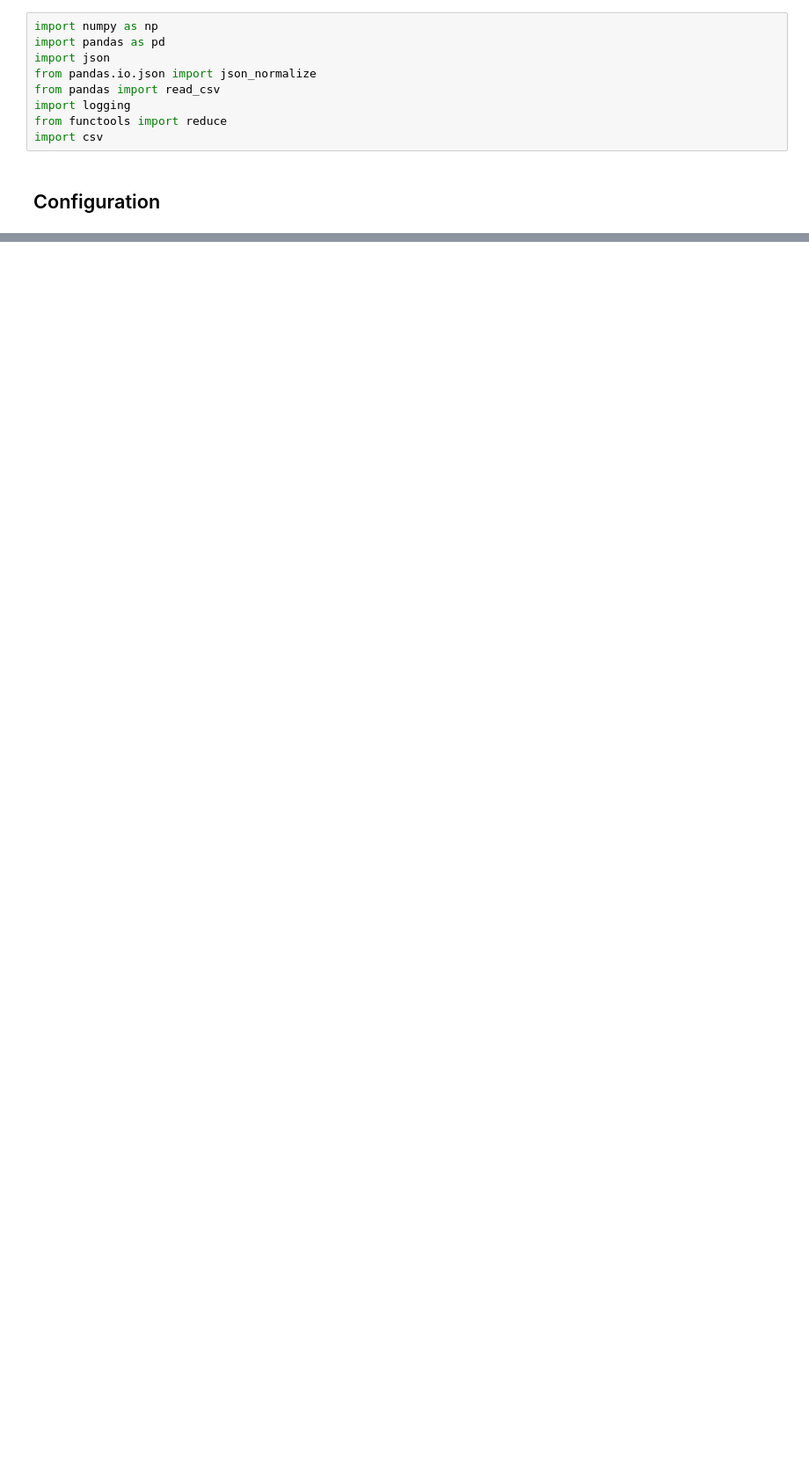
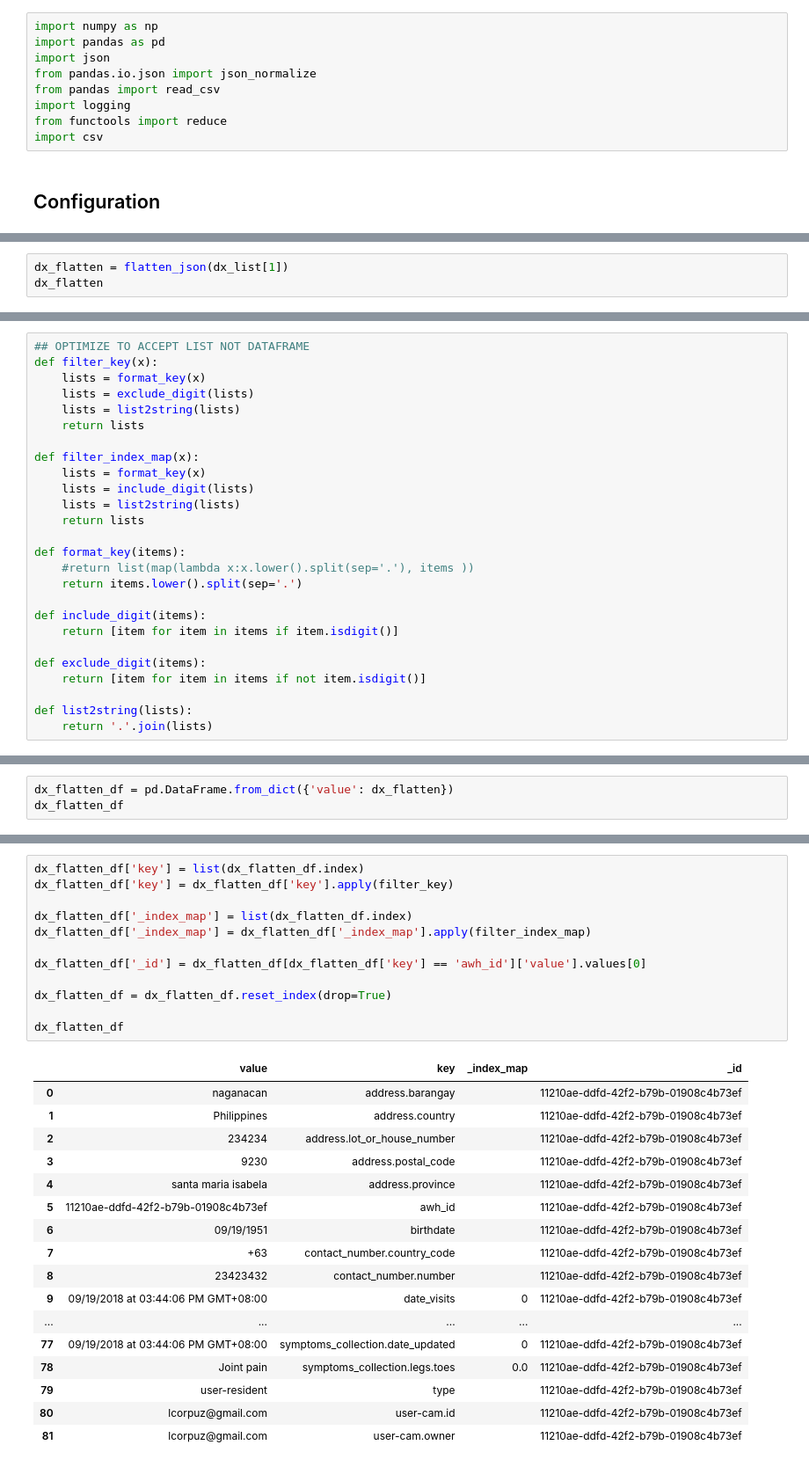
Before and after one commit to philipsales/nestedJSON-to-SQL, a Jupyter notebook: data_ingester.ipynb, the cells around one changed output, grey strips where cells are left out. Shown: that part at 88% size. Saved outputs shown, nothing was run; the diff lists cells and outputs as text; blank space fills up the shorter version.

```diff
--- a/data_ingester.ipynb
+++ b/data_ingester.ipynb
@@ -229,0 +80,3 @@ iris
+# %%
+dx_flatten = flatten_json(dx_list[1])
+dx_flatten
@@ -229,0 +103,26 @@ iris
+# %%
+## OPTIMIZE TO ACCEPT LIST NOT DATAFRAME
+def filter_key(x):
+    lists = format_key(x)
+    lists = exclude_digit(lists)
+    lists = list2string(lists)
+    return lists
+
+def filter_index_map(x):
+    lists = format_key(x)
+    lists = include_digit(lists)
+    lists = list2string(lists)
+    return lists
+
+def format_key(items):
+    #return list(map(lambda x:x.lower().split(sep='.'), items ))
+    return items.lower().split(sep='.')
+
+def include_digit(items):
+    return [item for item in items if item.isdigit()]
+
+def exclude_digit(items):
+    return [item for item in items if not item.isdigit()]
+
+def list2string(lists):
+    return '.'.join(lists)
@@ -229,0 +131,3 @@ iris
+# %%
+dx_flatten_df = pd.DataFrame.from_dict({'value': dx_flatten})
+dx_flatten_df
@@ -229,0 +153,30 @@ iris
+# %%
+dx_flatten_df['key'] = list(dx_flatten_df.index)
+dx_flatten_df['key'] = dx_flatten_df['key'].apply(filter_key)
+
+dx_flatten_df['_index_map'] = list(dx_flatten_df.index)
+dx_flatten_df['_index_map'] = dx_flatten_df['_index_map'].apply(filter_index_map)
+
+dx_flatten_df['_id'] = dx_flatten_df[dx_flatten_df['key'] == 'awh_id']['value'].values[0]
+
+dx_flatten_df = dx_flatten_df.reset_index(drop=True)
+
+dx_flatten_df
+# %% [output]
+|  | value | key | _index_map | _id |
+| 0 | naganacan | address.barangay |  | 11210ae-ddfd-42f2-b79b-01908c4b73ef |
+| 1 | Philippines | address.country |  | 11210ae-ddfd-42f2-b79b-01908c4b73ef |
+| 2 | 234234 | address.lot_or_house_number |  | 11210ae-ddfd-42f2-b79b-01908c4b73ef |
+| 3 | 9230 | address.postal_code |  | 11210ae-ddfd-42f2-b79b-01908c4b73ef |
+| 4 | santa maria isabela | address.province |  | 11210ae-ddfd-42f2-b79b-01908c4b73ef |
+| 5 | 11210ae-ddfd-42f2-b79b-01908c4b73ef | awh_id |  | 11210ae-ddfd-42f2-b79b-01908c4b73ef |
+| 6 | 09/19/1951 | birthdate |  | 11210ae-ddfd-42f2-b79b-01908c4b73ef |
+| 7 | +63 | contact_number.country_code |  | 11210ae-ddfd-42f2-b79b-01908c4b73ef |
+| 8 | 23423432 | contact_number.number |  | 11210ae-ddfd-42f2-b79b-01908c4b73ef |
+| 9 | 09/19/2018 at 03:44:06 PM GMT+08:00 | date_visits | 0 | 11210ae-ddfd-42f2-b79b-01908c4b73ef |
+| ... | ... | ... | ... | ... |
+| 77 | 09/19/2018 at 03:44:06 PM GMT+08:00 | symptoms_collection.date_updated | 0 | 11210ae-ddfd-42f2-b79b-01908c4b73ef |
+| 78 | Joint pain | symptoms_collection.legs.toes | 0.0 | 11210ae-ddfd-42f2-b79b-01908c4b73ef |
+| 79 | user-resident | type |  | 11210ae-ddfd-42f2-b79b-01908c4b73ef |
+| 80 | lcorpuz@gmail.com | user-cam.id |  | 11210ae-ddfd-42f2-b79b-01908c4b73ef |
+| 81 | lcorpuz@gmail.com | user-cam.owner |  | 11210ae-ddfd-42f2-b79b-01908c4b73ef |
```
Also changed, not shown: parts of 65 cells of this notebook, 20 other files.
